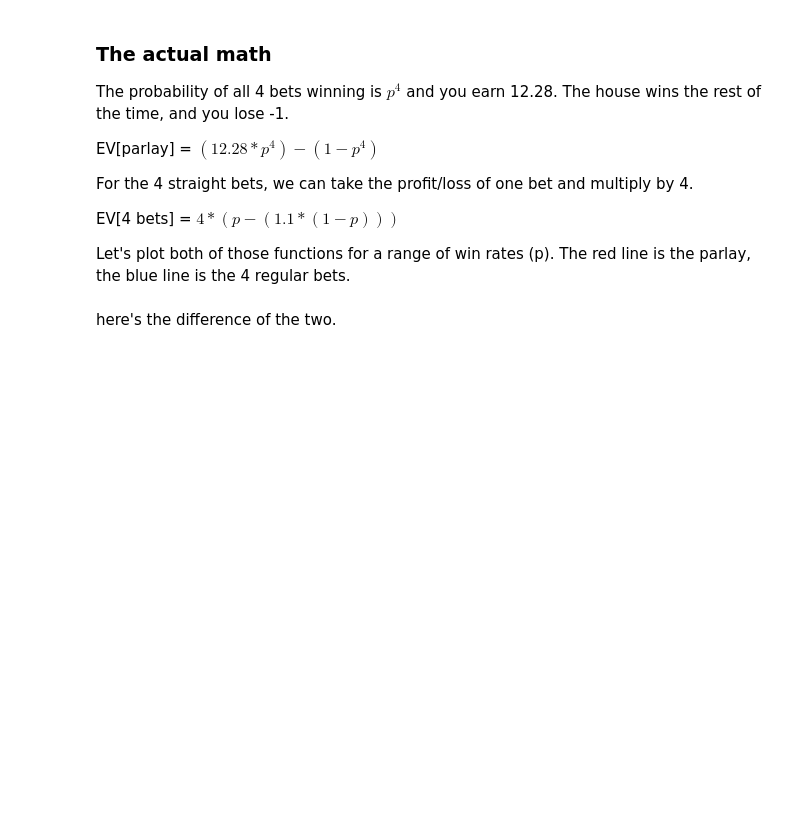
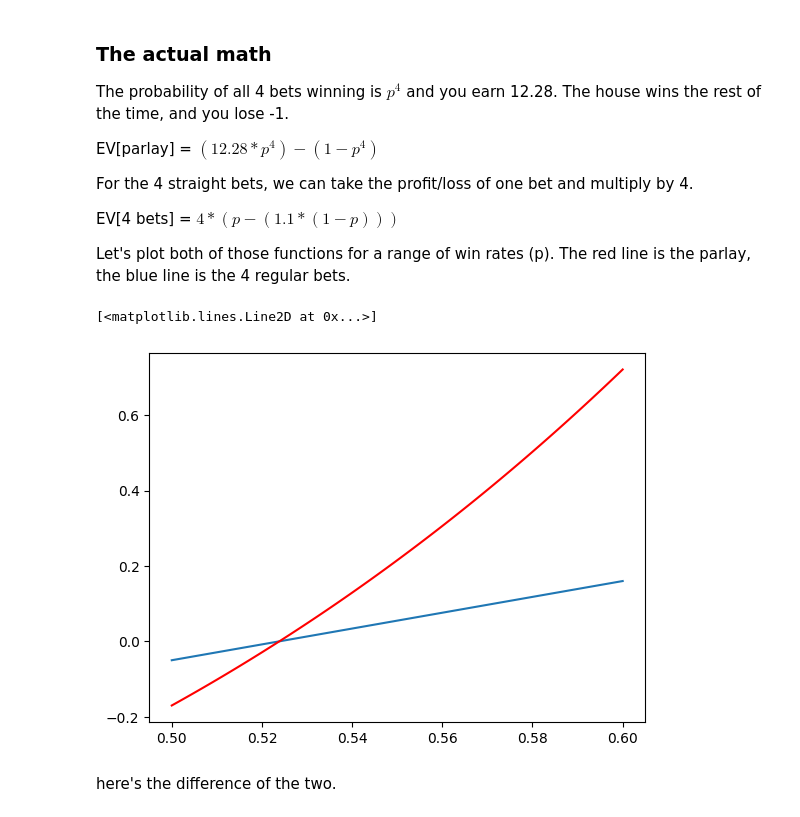
Before and after one commit to csdurfee/book, a Jupyter notebook: ep 1 INTRO.ipynb, the cells around one changed output. Cells and saved outputs as stored; diff of their text form; code cells hidden in the pictures; blank space fills up the shorter version.

```diff
--- a/ep 1 INTRO.ipynb
+++ b/ep 1 INTRO.ipynb
@@ -356,17 +422,23 @@ EV[4 bets] = $4 * (p - (1.1 * (1-p)))$
 Let's plot both of those functions for a range of win rates (p). The red line is the parlay, the blue line is the 4 regular bets.
 # %%
 def straight_ev(p):
-    return 4 * (p - (1.1 * (1-p)))
+    return (p - (1.1 * (1-p)))
 
 def parlay_ev(p):
+    #
+    ## FIXME: testing 2 team parlays
+    #return (2.6 * (p**2)) - (1-p**2)
     return (12.28 * (p**4)) - (1-p**4)
 
 x = np.linspace(.5, .6, num=100)
 straight = straight_ev(x)
 parlay = parlay_ev(x)
 
 plt.plot(x,straight)
 plt.plot(x,parlay, color="r")
+# %% [output]
+[<matplotlib.lines.Line2D at 0x...>]
+[figure, added]
 # %% [markdown]
 here's the difference of the two.
 # %%
```
Also changed, not shown: parts of 42 cells of this notebook, 6 other files.
